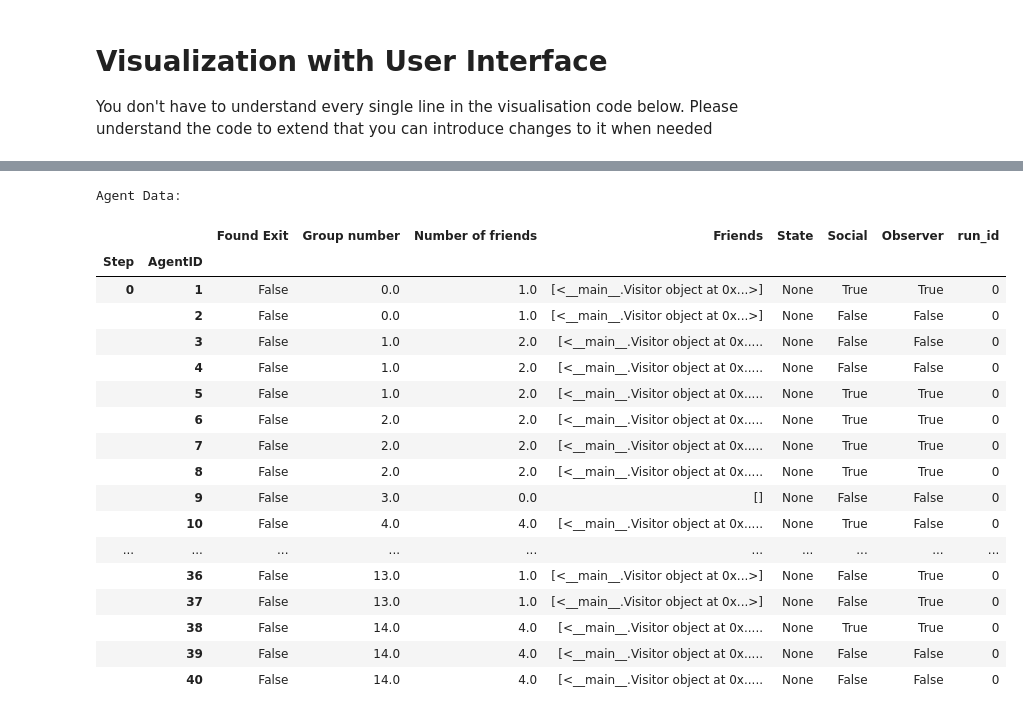
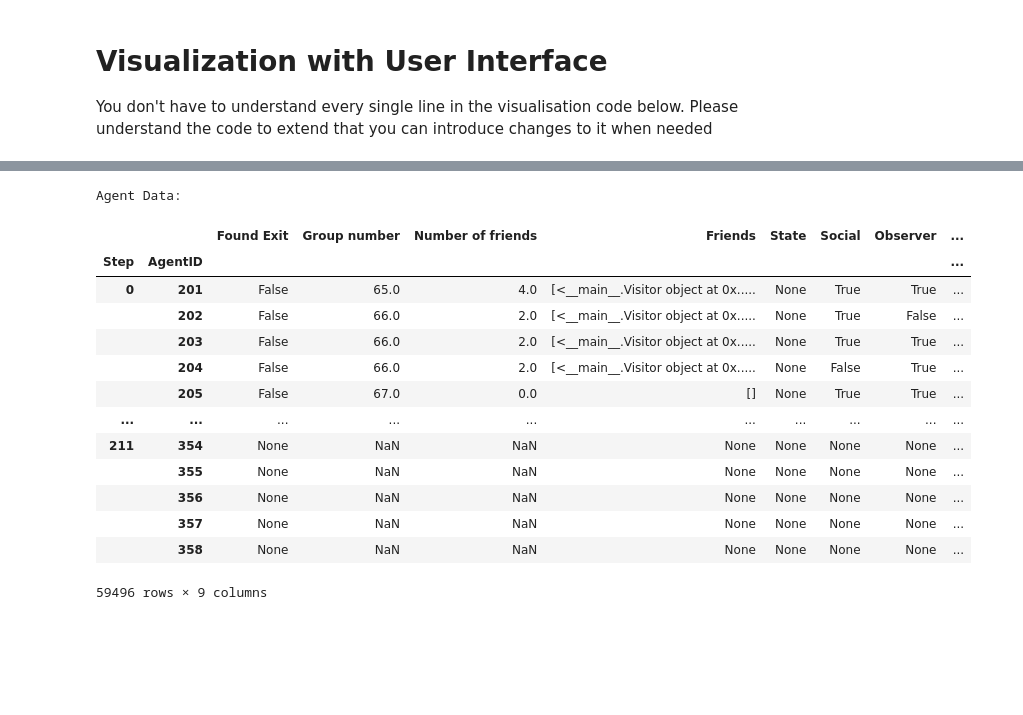
Before and after one commit to Pepijn2001/ABM_SEN1211, a Jupyter notebook: FINAL MODEL.ipynb, the cells around one changed output, grey strips where cells are left out. Drawn from its saved outputs; the diff is of its cells as text; code cells hidden in the pictures; blank space fills up the shorter version.

Commit message:
Final model merge

```diff
--- a/FINAL MODEL.ipynb
+++ b/FINAL MODEL.ipynb
@@ -680,13 +704,21 @@ class FloorPlanModel(Model):
                 "State" : lambda a: a.state if isinstance(a, Visitor) else None,
                 "Social" : lambda a: a.social if isinstance(a, Visitor) else None,
                 "Observer" : lambda a: a.observer if isinstance(a, Visitor) else None,
+                "Target Location": lambda a: a.target_location if isinstance(a, Visitor) else None,
+                "Current Location": lambda a: a.pos if isinstance(a, Visitor) else None
             }
         )
 
         # Create distance map for pathfinding
         self.distance_maps = {}
 
-        self.target_cells = self.all_stairs + self.exit_locations
+        rows, cols = np.where(self.floor_plan != 1)
+        max_y = max(rows)
+        adjusted_rows = [max_y - y for y in rows]
+        cells = list(zip(cols, adjusted_rows))
+
+        self.target_cells = self.all_stairs + self.exit_locations + cells + list(self.bar_coordinates) + list(self.toilet_coordinates)
+
         for cell in self.target_cells:
             dist_map = self.build_distance_map(cell)
             self.distance_maps[cell] = dist_map
@@ -745,7 +777,7 @@ class FloorPlanModel(Model):
 
         return distance_map
 
-    def image_to_floor_plan(image_path, threshold=128):
+    def image_to_floor_plan(self, image_path, threshold=128):
         """
         Converts black-white image to array for conversion to grid.
         Returns a numpy array.
@@ -1100,7 +1132,7 @@ vision_crew = 8 # number of cells that crew reaches (2 meters per cell)
 cell_capacity = 16 # max number of agents per cell (no. of agents)
 max_group_size = 5 # max size of friend groups (no. of agents)
 alarm_timer = 40 # time before alarm goes off (seconds)
-number_of_steps = 200 # number of steps the model runs (seconds)
+number_of_steps = 100 # number of steps the model runs (seconds)
 
 number_of_runs = 1 # number of runs the model captures
 
@@ -1434,26 +1406,22 @@ Model Data:
 # %%
 print("\nAgent Data:")
-agent_data.head(40)
+agent_data[200:]
 # %% [output]
 Agent Data:
-|  |  | Found Exit | Group number | Number of friends | Friends | State | Social | Observer | run_id |
-| Step | AgentID |  |  |  |  |  |  |  |  |
-| 0 | 1 | False | 0.0 | 1.0 | [<__main__.Visitor object at 0x...>] | None | True | True | 0 |
-|  | 2 | False | 0.0 | 1.0 | [<__main__.Visitor object at 0x...>] | None | False | False | 0 |
-|  | 3 | False | 1.0 | 2.0 | [<__main__.Visitor object at 0x..... | None | False | False | 0 |
-|  | 4 | False | 1.0 | 2.0 | [<__main__.Visitor object at 0x..... | None | False | False | 0 |
-|  | 5 | False | 1.0 | 2.0 | [<__main__.Visitor object at 0x..... | None | True | True | 0 |
-|  | 6 | False | 2.0 | 2.0 | [<__main__.Visitor object at 0x..... | None | True | True | 0 |
-|  | 7 | False | 2.0 | 2.0 | [<__main__.Visitor object at 0x..... | None | True | True | 0 |
-|  | 8 | False | 2.0 | 2.0 | [<__main__.Visitor object at 0x..... | None | True | True | 0 |
-|  | 9 | False | 3.0 | 0.0 | [] | None | False | False | 0 |
-|  | 10 | False | 4.0 | 4.0 | [<__main__.Visitor object at 0x..... | None | True | False | 0 |
+|  |  | Found Exit | Group number | Number of friends | Friends | State | Social | Observer | ... |
+| Step | AgentID |  |  |  |  |  |  |  | ... |
+| 0 | 201 | False | 65.0 | 4.0 | [<__main__.Visitor object at 0x..... | None | True | True | ... |
+|  | 202 | False | 66.0 | 2.0 | [<__main__.Visitor object at 0x..... | None | True | False | ... |
+|  | 203 | False | 66.0 | 2.0 | [<__main__.Visitor object at 0x..... | None | True | True | ... |
+|  | 204 | False | 66.0 | 2.0 | [<__main__.Visitor object at 0x..... | None | False | True | ... |
+|  | 205 | False | 67.0 | 0.0 | [] | None | True | True | ... |
 | ... | ... | ... | ... | ... | ... | ... | ... | ... | ... |
-|  | 36 | False | 13.0 | 1.0 | [<__main__.Visitor object at 0x...>] | None | False | True | 0 |
-|  | 37 | False | 13.0 | 1.0 | [<__main__.Visitor object at 0x...>] | None | False | True | 0 |
-|  | 38 | False | 14.0 | 4.0 | [<__main__.Visitor object at 0x..... | None | True | True | 0 |
-|  | 39 | False | 14.0 | 4.0 | [<__main__.Visitor object at 0x..... | None | False | False | 0 |
-|  | 40 | False | 14.0 | 4.0 | [<__main__.Visitor object at 0x..... | None | False | False | 0 |
+| 211 | 354 | None | NaN | NaN | None | None | None | None | ... |
+|  | 355 | None | NaN | NaN | None | None | None | None | ... |
+|  | 356 | None | NaN | NaN | None | None | None | None | ... |
+|  | 357 | None | NaN | NaN | None | None | None | None | ... |
+|  | 358 | None | NaN | NaN | None | None | None | None | ... |
+59496 rows × 9 columns
 # %%
 #  Uncomment the code below to display the 'Agents per Cell' data for each step
 
```
Also changed, not shown: parts of 8 cells of this notebook, 2 other files.
